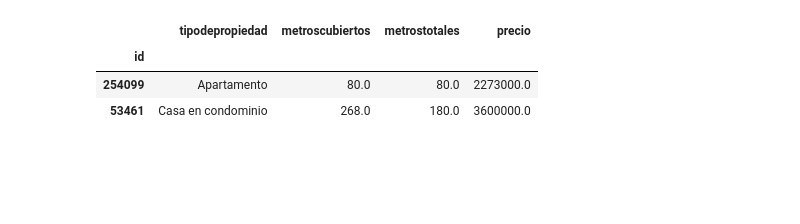
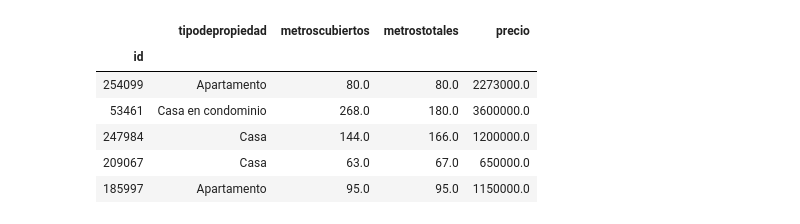
Before and after one commit to camilaserra5/7506-organizacion-de-datos, a Jupyter notebook: metros.ipynb, the cells around one changed output. Cells and saved outputs as stored; diff of their text form; code cells hidden in the pictures; blank space fills up the shorter version.

```diff
--- a/metros.ipynb
+++ b/metros.ipynb
@@ -14,9 +14,12 @@ df = pd.read_csv('train.csv', index_col='id', parse_dates=['fecha'])
 # %%
 # nos quedamos con las columnas que nos interesan
 df = df[['tipodepropiedad', 'metroscubiertos', 'metrostotales', 'precio']]
-df.head(2)
+df.head(5)
 # %% [output]
 |  | tipodepropiedad | metroscubiertos | metrostotales | precio |
 | id |  |  |  |  |
 | 254099 | Apartamento | 80.0 | 80.0 | 2273000.0 |
 | 53461 | Casa en condominio | 268.0 | 180.0 | 3600000.0 |
+| 247984 | Casa | 144.0 | 166.0 | 1200000.0 |
+| 209067 | Casa | 63.0 | 67.0 | 650000.0 |
+| 185997 | Apartamento | 95.0 | 95.0 | 1150000.0 |
```
Also changed, not shown: parts of 3 cells of this notebook, 6 other files.
